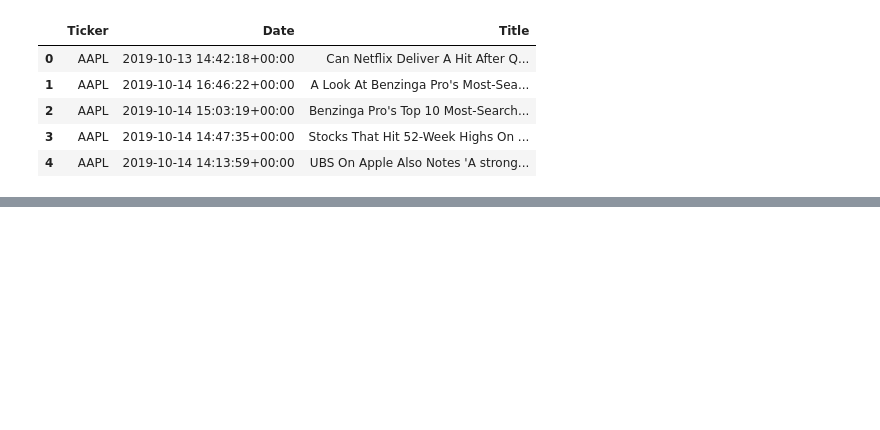
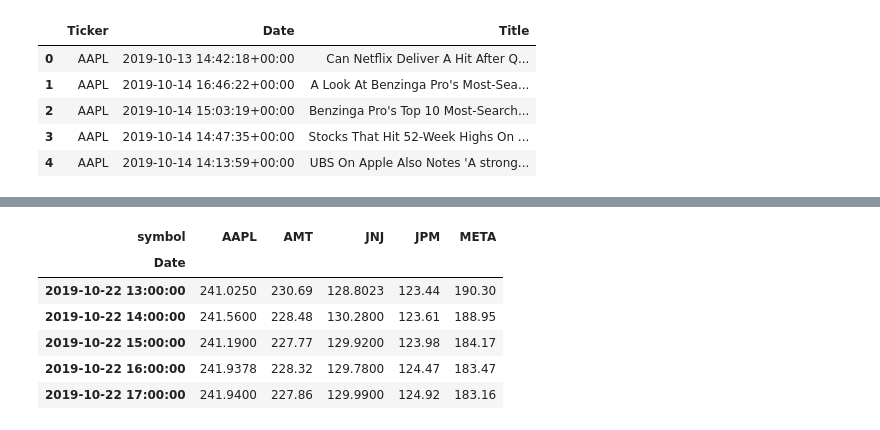
Before and after one commit to AnaFilipaMartelo/Project3, a Jupyter notebook: Market_Trend_Predictor.ipynb, the cells around one changed output, grey strips where cells are left out. Saved outputs shown, nothing was run; the diff lists cells and outputs as text; code cells hidden in the pictures; blank space fills up the shorter version.

```diff
--- a/Market_Trend_Predictor.ipynb
+++ b/Market_Trend_Predictor.ipynb
@@ -52,0 +199,11 @@ news_data.head()
+# %%
+targets = technical_indicators_df.iloc[:, : len(tickers)]
+targets.head()
+# %% [output]
+| symbol | AAPL | AMT | JNJ | JPM | META |
+| Date |  |  |  |  |  |
+| 2019-10-22 13:00:00 | 241.0250 | 230.69 | 128.8023 | 123.44 | 190.30 |
+| 2019-10-22 14:00:00 | 241.5600 | 228.48 | 130.2800 | 123.61 | 188.95 |
+| 2019-10-22 15:00:00 | 241.1900 | 227.77 | 129.9200 | 123.98 | 184.17 |
+| 2019-10-22 16:00:00 | 241.9378 | 228.32 | 129.7800 | 124.47 | 183.47 |
+| 2019-10-22 17:00:00 | 241.9400 | 227.86 | 129.9900 | 124.92 | 183.16 |
```
Also changed, not shown: parts of 16 cells of this notebook, 1 other file.
